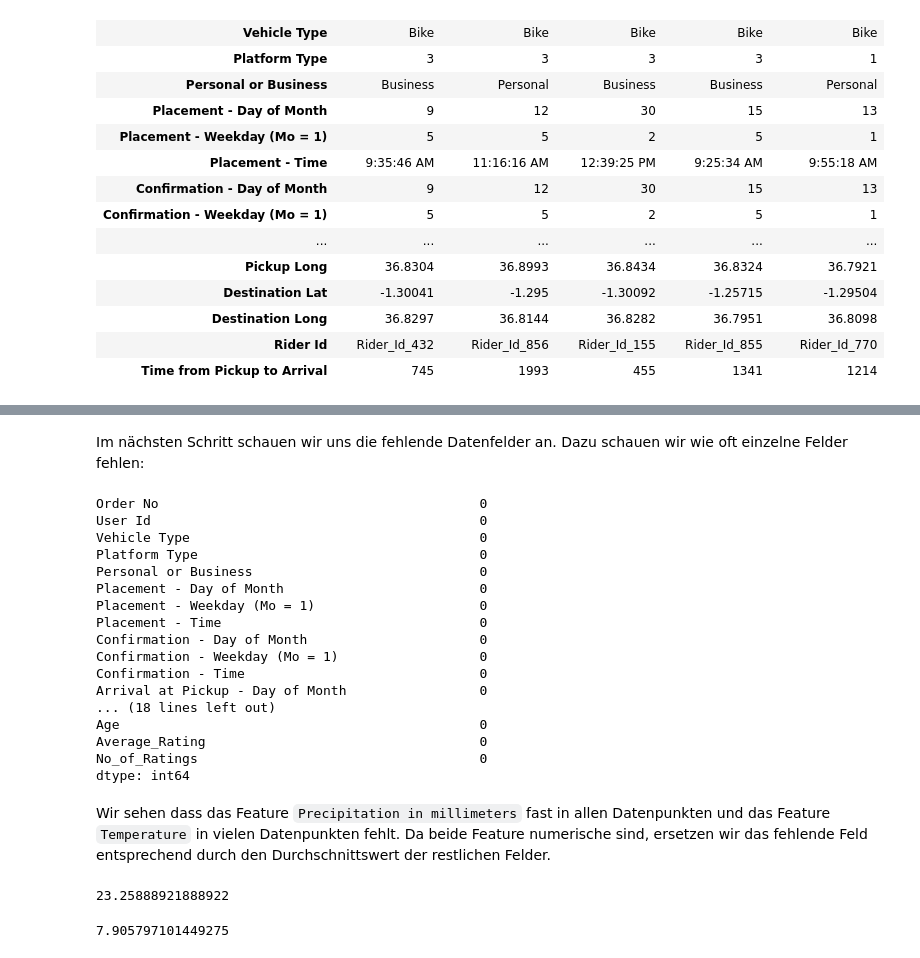
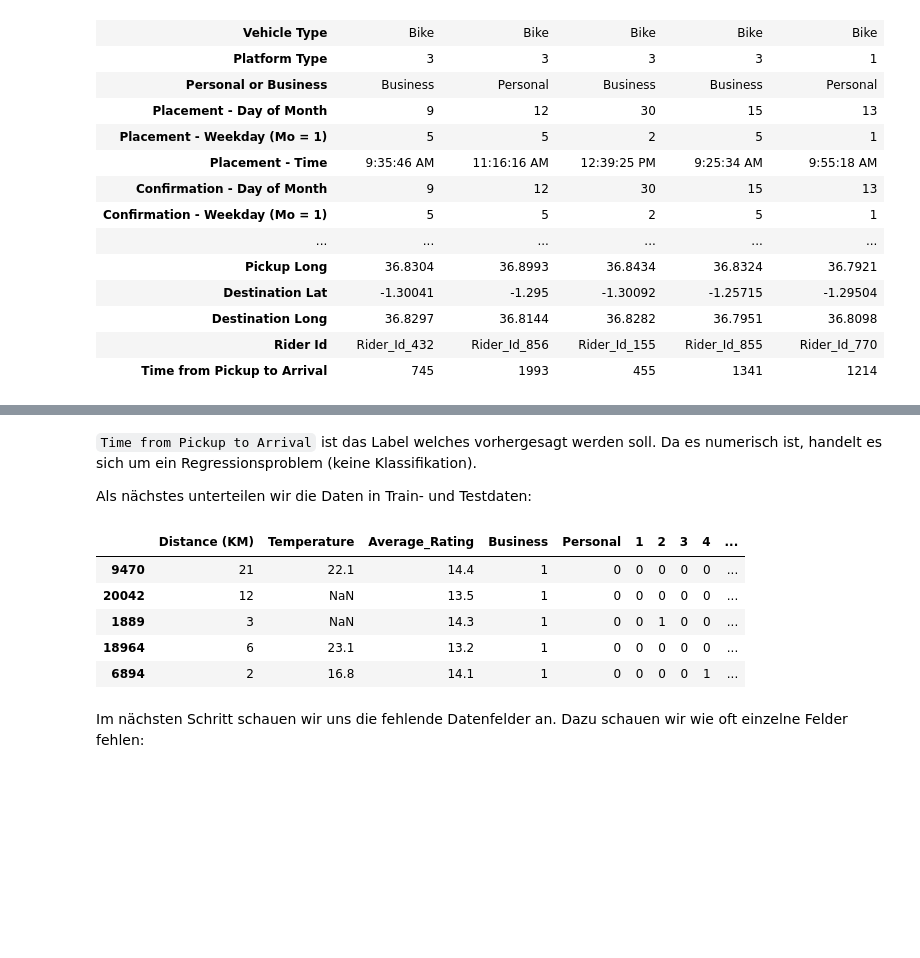
Before and after one commit to daniel-vera-g/ml-kurs, a Jupyter notebook: 3_Feature_Engineering.ipynb, the cells around one changed output, grey strips where cells are left out. Saved outputs shown, nothing was run; the diff lists cells and outputs as text; code cells hidden in the pictures; blank space fills up the shorter version.

```diff
--- a/3_Feature_Engineering.ipynb
+++ b/3_Feature_Engineering.ipynb
@@ -94,0 +125,3 @@ data.head().T
+# %%
+data_all = pd.concat([data, one_hot_feature_1, one_hot_feature_2], axis=1)
+data_all.head()
@@ -95,35 +135,21 @@ data.head().T
+# %% [markdown]
+`Time from Pickup to Arrival` ist das Label welches vorhergesagt werden soll. Da es numerisch ist, handelt es sich um ein Regressionsproblem (keine Klassifikation).
+
+Als nächstes unterteilen wir die Daten in Train- und Testdaten:
+# %%
+from sklearn.model_selection import train_test_split
+
+df_X = data_all.drop(columns = ["Personal or Business", "Placement - Weekday (Mo = 1)",
+                            "Time from Pickup to Arrival", "Rider Id"])
+df_y = data_all["Time from Pickup to Arrival"]
+X_train, X_test, y_train, y_test = train_test_split(df_X, df_y, test_size=0.2, random_state=0)
+X_train.head()
+# %% [output]
+|  | Distance (KM) | Temperature | Average_Rating | Business | Personal | 1 | 2 | 3 | 4 | ... |
+| 9470 | 21 | 22.1 | 14.4 | 1 | 0 | 0 | 0 | 0 | 0 | ... |
+| 20042 | 12 | NaN | 13.5 | 1 | 0 | 0 | 0 | 0 | 0 | ... |
+| 1889 | 3 | NaN | 14.3 | 1 | 0 | 0 | 1 | 0 | 0 | ... |
+| 18964 | 6 | 23.1 | 13.2 | 1 | 0 | 0 | 0 | 0 | 0 | ... |
+| 6894 | 2 | 16.8 | 14.1 | 1 | 0 | 0 | 0 | 0 | 1 | ... |
 # %% [markdown]
 Im nächsten Schritt schauen wir uns die fehlende Datenfelder an. Dazu schauen wir wie oft einzelne Felder fehlen:
-# %%
-data.isna().sum()
-# %% [output]
-Order No                                         0
-User Id                                          0
-Vehicle Type                                     0
-Platform Type                                    0
-Personal or Business                             0
-Placement - Day of Month                         0
-Placement - Weekday (Mo = 1)                     0
-Placement - Time                                 0
-Confirmation - Day of Month                      0
-Confirmation - Weekday (Mo = 1)                  0
-Confirmation - Time                              0
-Arrival at Pickup - Day of Month                 0
-... (18 lines left out)
-Age                                              0
-Average_Rating                                   0
-No_of_Ratings                                    0
-dtype: int64
-# %% [markdown]
-Wir sehen dass das Feature `Precipitation in millimeters` fast in allen Datenpunkten und das Feature `Temperature` in vielen Datenpunkten fehlt.
-Da beide Feature numerische sind, ersetzen wir das fehlende Feld entsprechend durch den Durchschnittswert der restlichen Felder.
-# %%
-temperature_mean = data['Temperature'].mean()
-temperature_mean
-# %% [output]
-23.25888921888922
-# %%
-precip_mean = data['Precipitation in millimeters'].mean()
-precip_mean
-# %% [output]
-7.905797101449275
```
Also changed, not shown: parts of 67 cells of this notebook.
